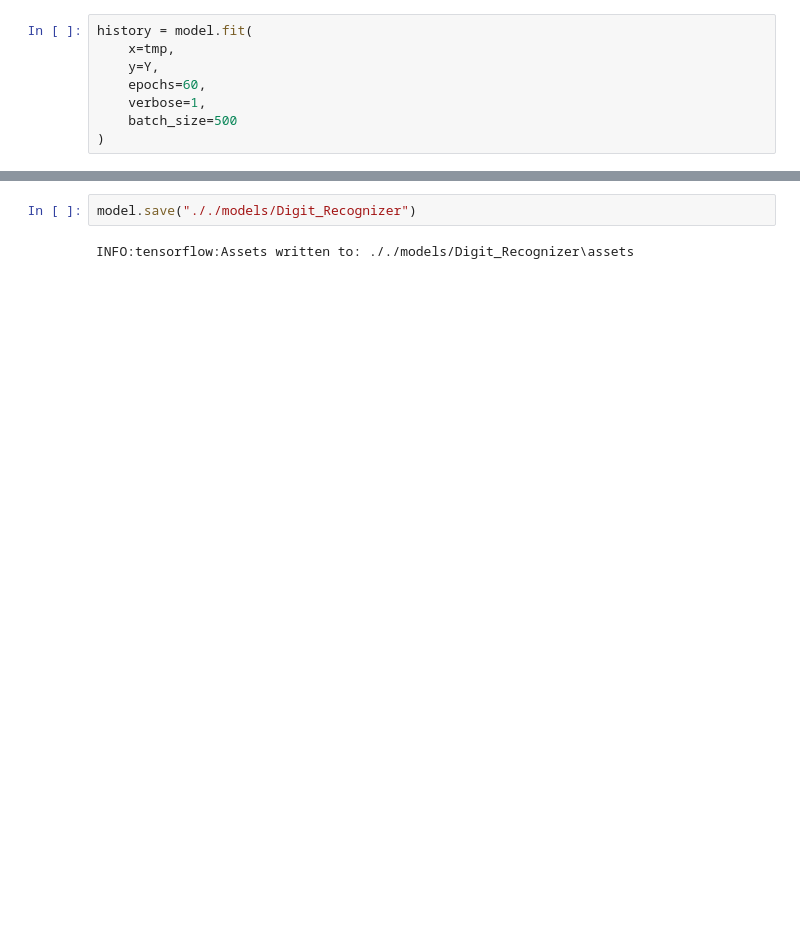
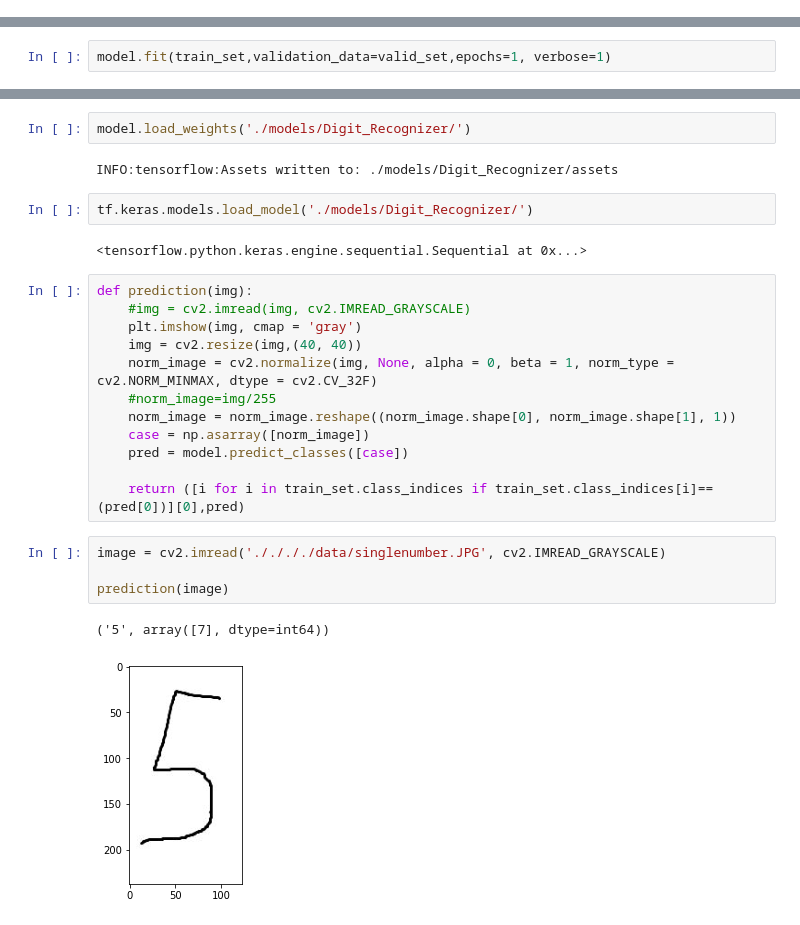
Before and after one commit to rene12188/CoVi, a Jupyter notebook: Project/Train_Digit_Classifier.ipynb, the cells around one changed output, grey strips where cells are left out. Saved outputs shown, nothing was run; the diff lists cells and outputs as text; blank space fills up the shorter version.

```diff
--- a/Project/Train_Digit_Classifier.ipynb
+++ b/Project/Train_Digit_Classifier.ipynb
@@ -109,8 +59,0 @@ tmp.shape
-# %%
-history = model.fit(
-    x=tmp,
-    y=Y,
-    epochs=60,
-    verbose=1,
-    batch_size=500
-)
@@ -145,0 +60,2 @@ history_frame['accuracy'].plot()
+# %%
+model.fit(train_set,validation_data=valid_set,epochs=1, verbose=1)
@@ -146,4 +70,27 @@ history_frame['accuracy'].plot()
 # %%
-model.save("././models/Digit_Recognizer")
+model.load_weights('./models/Digit_Recognizer/')
 # %% [output]
-INFO:tensorflow:Assets written to: ././models/Digit_Recognizer\assets
+INFO:tensorflow:Assets written to: ./models/Digit_Recognizer/assets
+# %%
+tf.keras.models.load_model('./models/Digit_Recognizer/')
+# %% [output]
+<tensorflow.python.keras.engine.sequential.Sequential at 0x...>
+# %%
+def prediction(img):
+    #img = cv2.imread(img, cv2.IMREAD_GRAYSCALE)
+    plt.imshow(img, cmap = 'gray')
+    img = cv2.resize(img,(40, 40))
+    norm_image = cv2.normalize(img, None, alpha = 0, beta = 1, norm_type = cv2.NORM_MINMAX, dtype = cv2.CV_32F)
+    #norm_image=img/255
+    norm_image = norm_image.reshape((norm_image.shape[0], norm_image.shape[1], 1))
+    case = np.asarray([norm_image])
+    pred = model.predict_classes([case])
+
+    return ([i for i in train_set.class_indices if train_set.class_indices[i]==(pred[0])][0],pred)
+# %%
+image = cv2.imread('././././data/singlenumber.JPG', cv2.IMREAD_GRAYSCALE)
+
+prediction(image)
+# %% [output]
+('5', array([7], dtype=int64))
+[figure, added]
```
Also changed, not shown: parts of 17 cells of this notebook, 10 other files.
